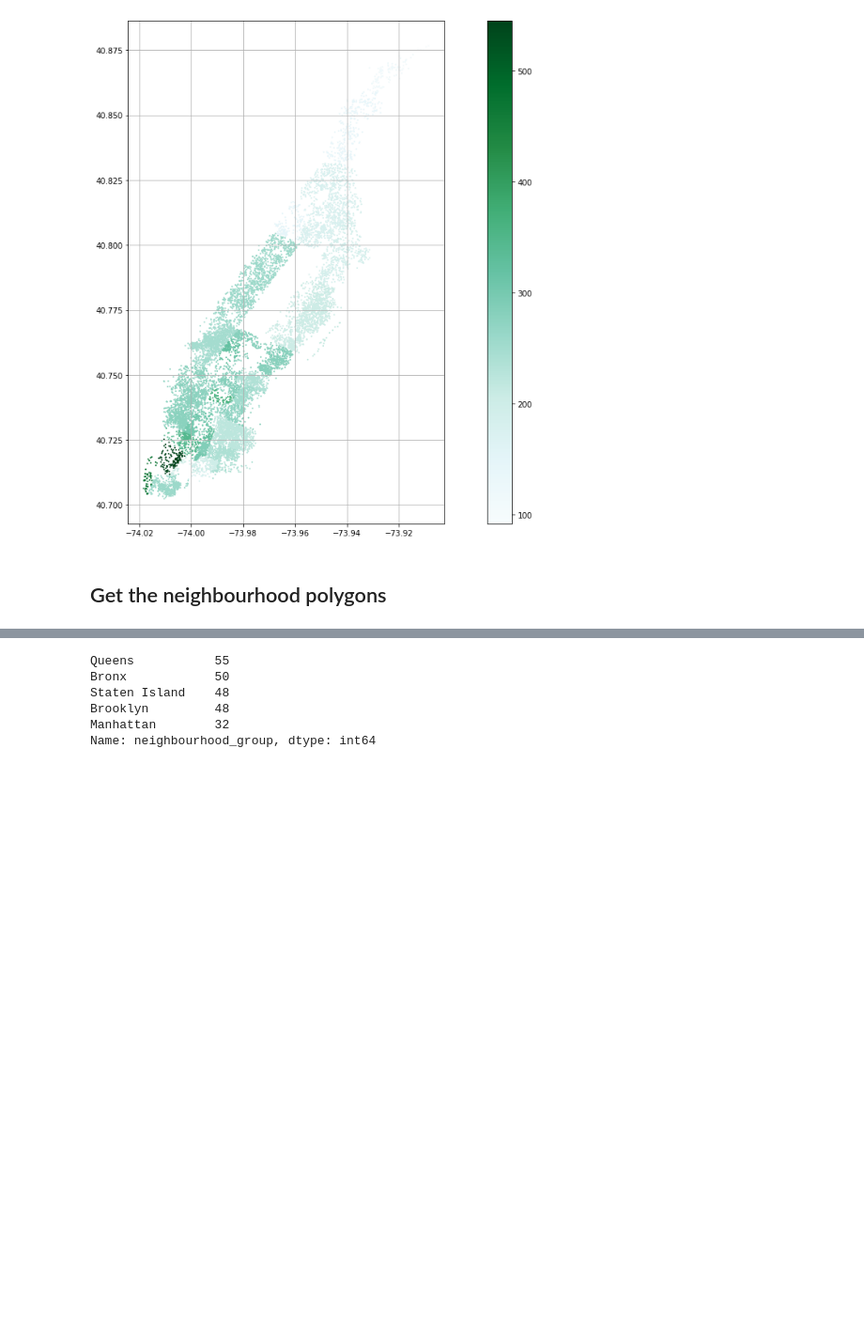
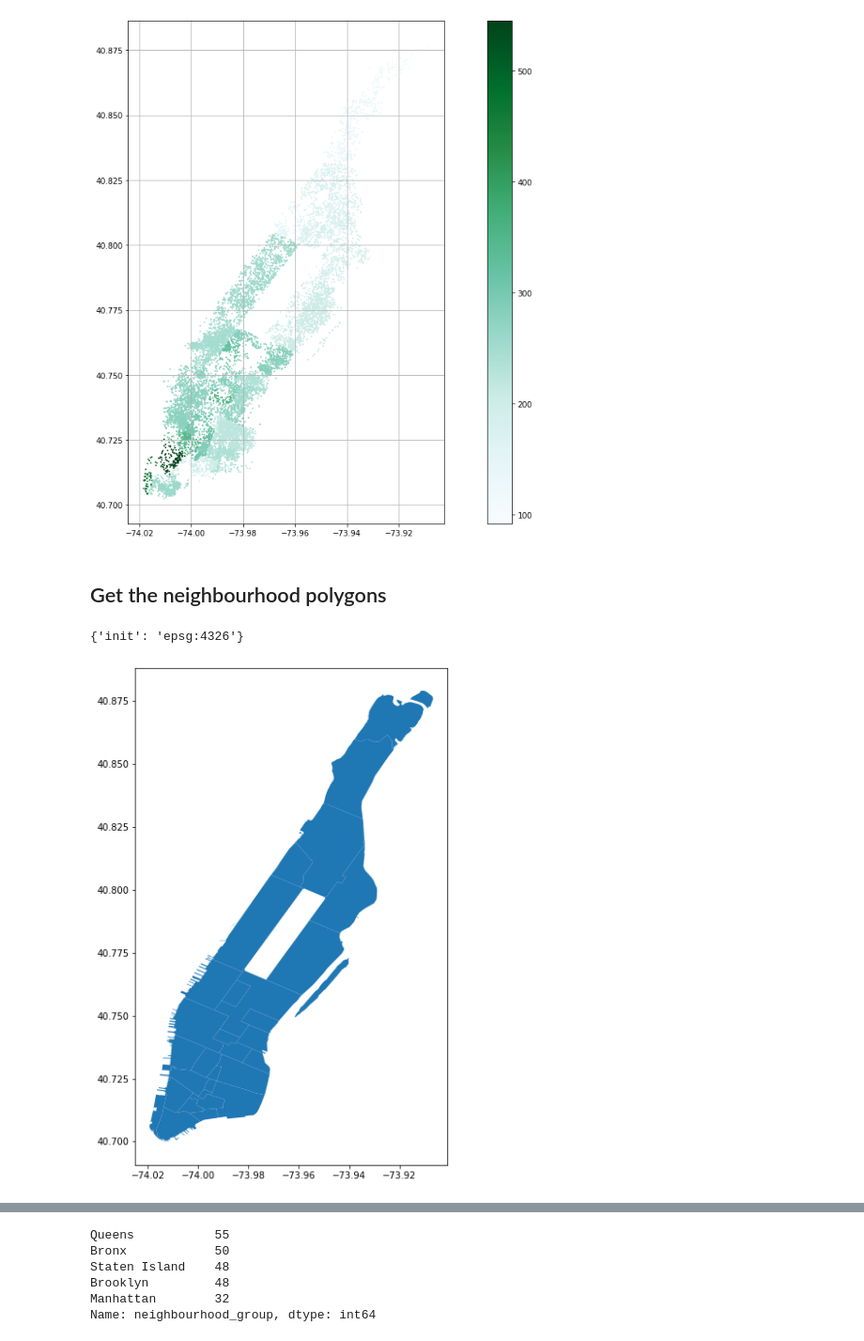
Before and after one commit to shravan-kuchkula/airbnb_nyc, a Jupyter notebook: notebooks/05_working_with_a_subset.ipynb, the cells around one changed output, grey strips where cells are left out. Shown: that part at 94% size. Cells and saved outputs as stored; diff of their text form; code cells hidden in the pictures; blank space fills up the shorter version.

```diff
--- a/notebooks/05_working_with_a_subset.ipynb
+++ b/notebooks/05_working_with_a_subset.ipynb
@@ -137,3 +137,12 @@ plt.show()
 ## Get the neighbourhood polygons
 # %%
 nbhoods = geopandas.read_file('../data/raw/neighbourhoods.geojson')
+# %%
+nbhoods.crs
+# %% [output]
+{'init': 'epsg:4326'}
+# %%
+nbhoods.plot(figsize=(20,10))
+plt.show()
+# %% [output]
+[figure, added]
```
Also changed, not shown: parts of 37 cells of this notebook, 2 other files.
